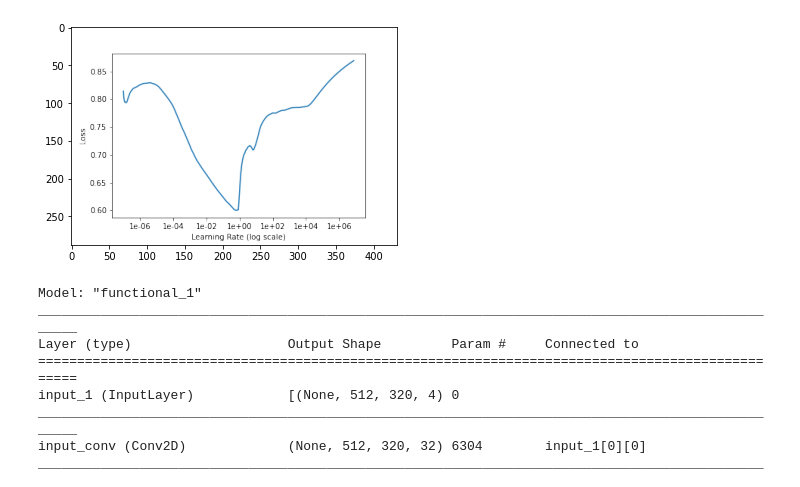
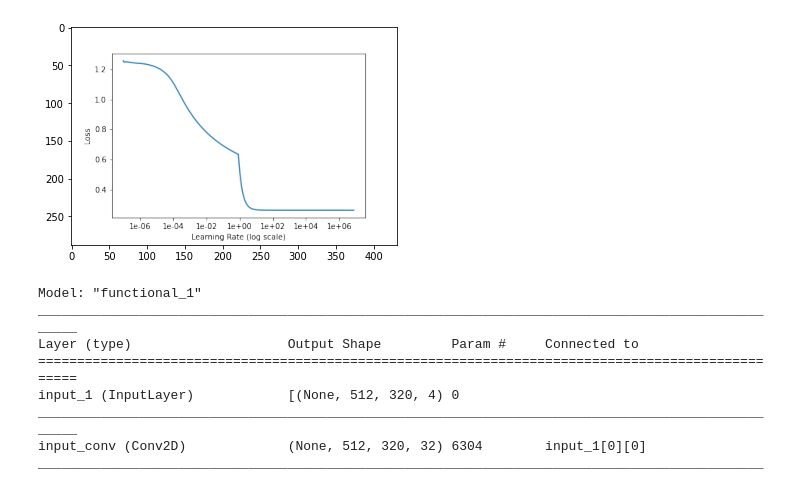
Before and after one commit to badGarnet/channel_image_segmentation, a Jupyter notebook: notes/small_unet.ipynb, the cells around one changed output. Saved outputs shown, nothing was run; the diff lists cells and outputs as text; code cells hidden in the pictures.

```diff
--- a/notes/small_unet.ipynb
+++ b/notes/small_unet.ipynb
@@ -48,7 +48,7 @@ val_dataset =  val_data.data\
 
 # bce = weighted_ce_loss
 iou = IOULoss(fp_weight=0.125)
-loss = iou
+loss = adaptive_maxpool_loss
 # used for model name tagging
 session_labels = ['arkansas', 'crop512x320', 'no_rotation', 'iou_fp025']
 
@@ -57,26 +57,26 @@ find_lr = False
 # %%
 image_name = 'logs/lr_' + '_'.join(session_labels) + '.png'
 if find_lr:
     model.compile_model(
         optimizer='adam',
-        loss=loss.loss,
+        loss=loss,
         metrics=['accuracy']
     )
 
     lr_finder = LRFinder(start_lr=1e-7, end_lr=10, max_steps=336)
     model.unet.fit(
         train_dataset, epochs=2,
         callbacks=[lr_finder]
     )
 
     lr_finder.plot()
     plt.savefig(image_name)
 else:
     img = mpimg.imread(image_name)
     plt.imshow(img)
     plt.show()
 # %% [output]
-[figure, old version]
+[figure, new version]
 # %%
 model.unet.summary()
 # %% [output]
```
Also changed, not shown: parts of 2 cells of this notebook, 1 other file.
